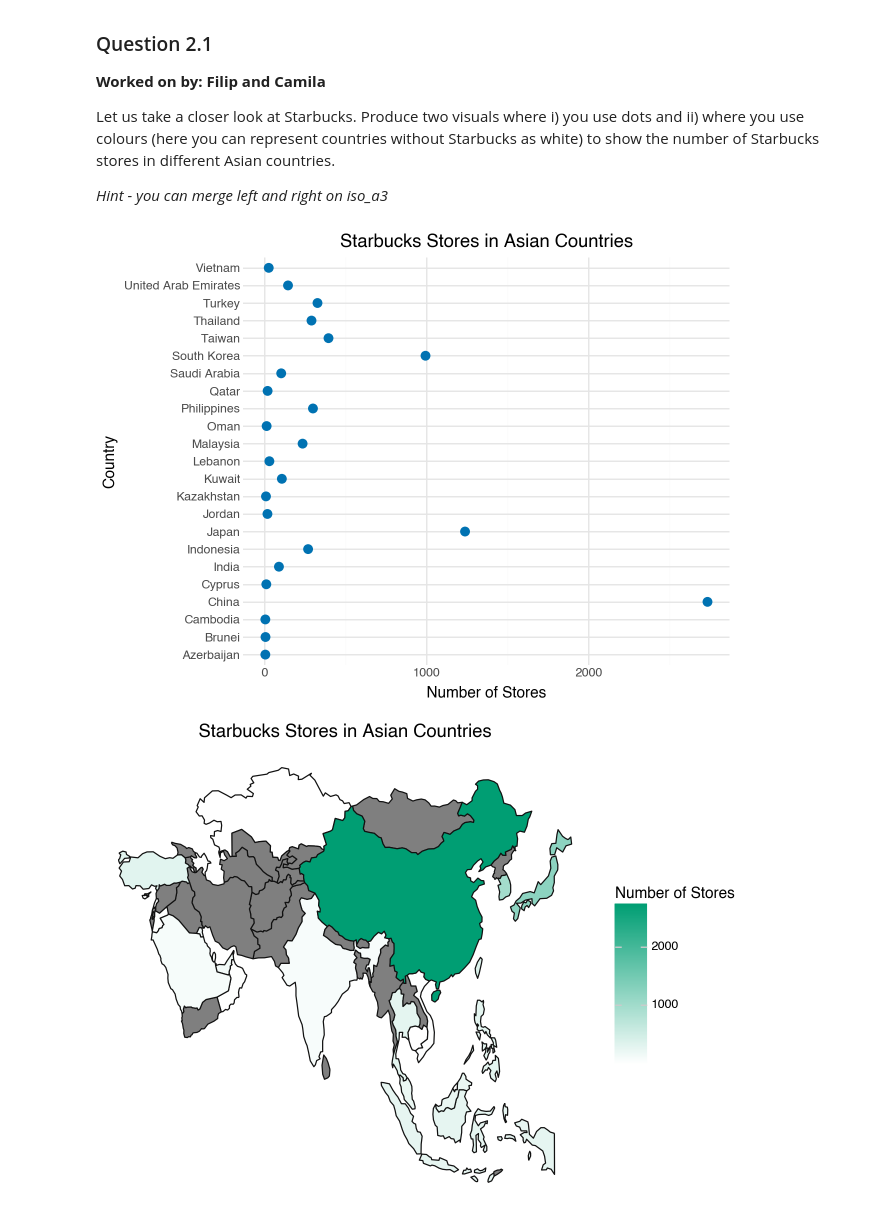
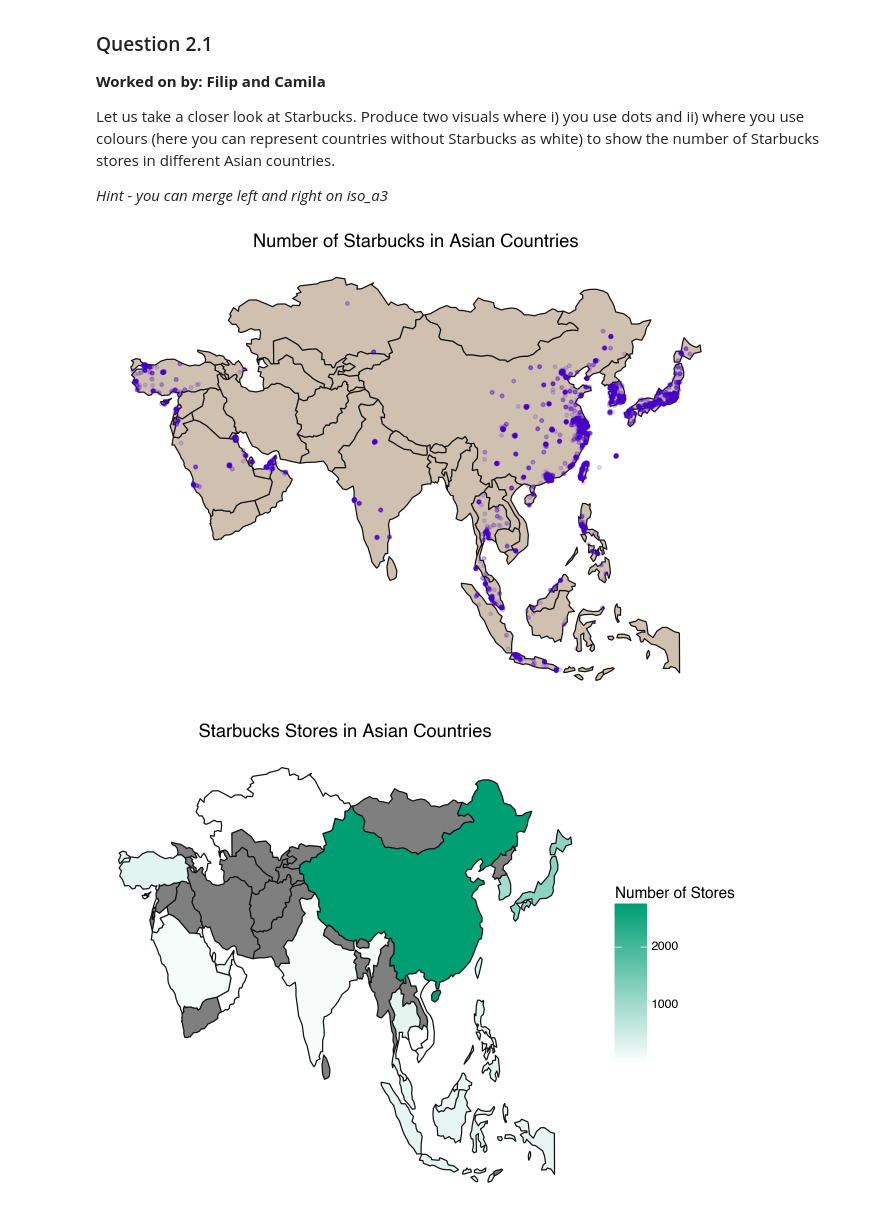
Before and after one commit to Salabud/MVE080-grp10, a Jupyter notebook: Homework3_2025.ipynb, the cells around one changed output. Drawn from its saved outputs; the diff is of its cells as text; code cells hidden in the pictures.

```diff
--- a/Homework3_2025.ipynb
+++ b/Homework3_2025.ipynb
@@ -91,34 +91,45 @@ Let us take a closer look at Starbucks. Produce two visuals where i) you use dot
 # %%
 # Insert code here for visual 1
 starbucks_data = pd.read_csv("Homework3_resources/q2.1. (starbucks)/Starbucks_data-1.csv")
 
 url = "https://naciscdn.org/naturalearth/110m/cultural/ne_110m_admin_0_countries.zip"
 world = gpd.read_file(url)
 asia = world[world["CONTINENT"] == "Asia"][["ISO_A3", "ADMIN", "geometry"]]
 
 starbucks_asia = starbucks_data.merge(
     asia,
     how="inner",
     left_on="iso_a3",
     right_on="ISO_A3"
 )
 
 asia_counts = starbucks_asia.groupby("ADMIN").size().reset_index(name="Count")
+asia_map = asia.merge(asia_counts, how="left", left_on="ADMIN", right_on="ADMIN")
 
-(
+p1 = (
     ggplot(asia_counts, aes(x="ADMIN", y="Count"))
     + geom_point(size=3, color=cbPalette[4])
     + coord_flip()
     + theme_minimal()
     + labs(
         title="Starbucks Stores in Asian Countries",
         x="Country",
         y="Number of Stores"
     )
 )
+
+p2 = (ggplot(asia_map)
+    + geom_map(fill="#D0C0B0")
+    + geom_point(data=starbucks_asia, mapping=aes(x="Longitude", y="Latitude"), color="#4800CF", alpha=0.15, size=1)
+    + labs(title = "Number of Starbucks in Asian Countries")
+    + labs(x = "", y = "")
+    + theme(panel_background=element_rect(fill = "white"),
+            axis_ticks=element_blank(),
+            axis_text=element_blank()))
+p2
 # Remember to print the visual
 # %% [output]
-[figure, old version]
+[figure, new version]
 # %%
 # Insert code here for visual 2
 asia_map = asia.merge(asia_counts, how="left", left_on="ADMIN", right_on="ADMIN")
```
Also changed, not shown: parts of 2 cells of this notebook, 4 other files.
